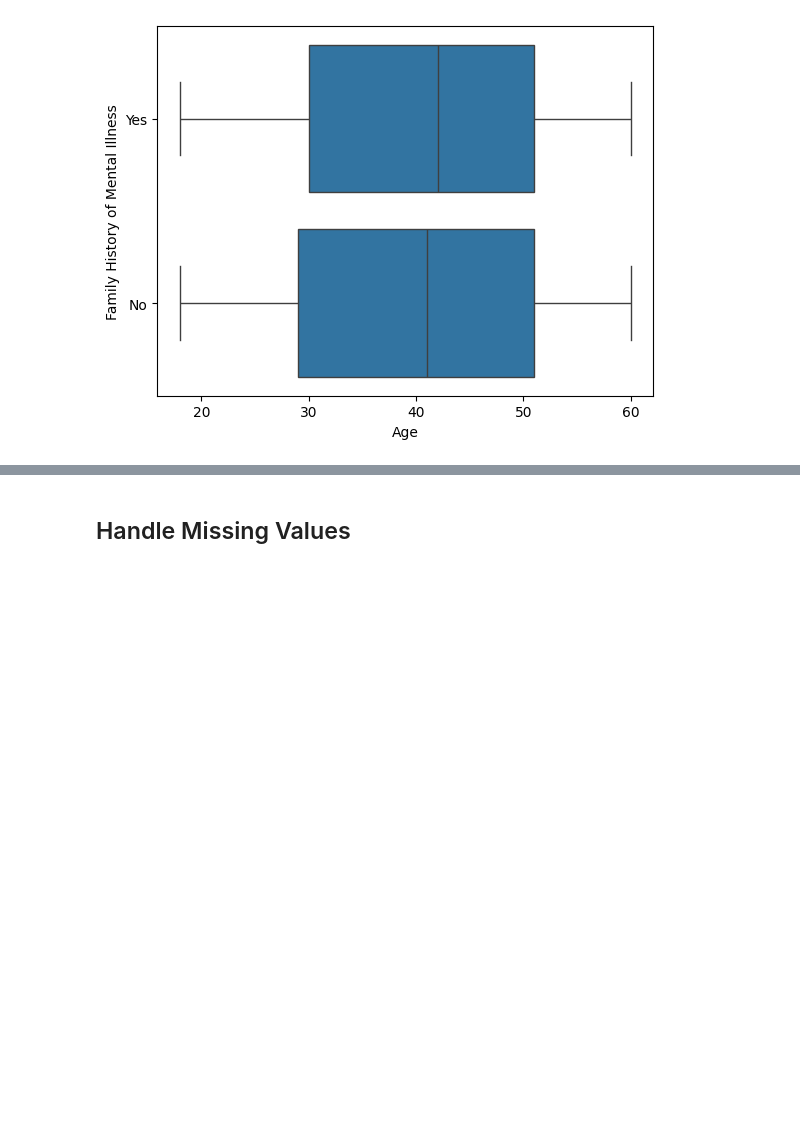
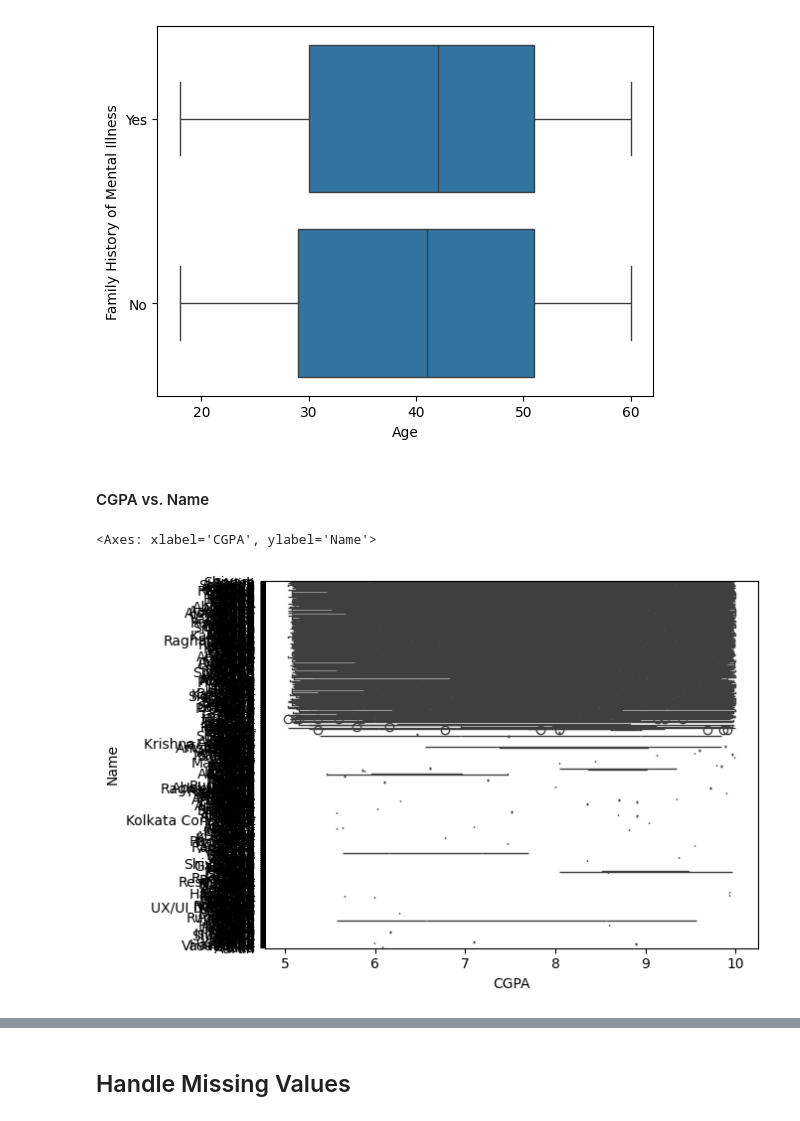
Before and after one commit to ktxdev/mind-matters, a Jupyter notebook: notebooks/EDA.ipynb, the cells around one changed output, grey strips where cells are left out. Drawn from its saved outputs; the diff is of its cells as text; code cells hidden in the pictures; blank space fills up the shorter version.

Commit message:
Plot graphs for numerical vs categorical variables

```diff
--- a/notebooks/EDA.ipynb
+++ b/notebooks/EDA.ipynb
@@ -386,3 +386,10 @@ sns.boxplot(x='Age', y='Family History of Mental Illness', data=data)
 # %% [output]
 <Axes: xlabel='Age', ylabel='Family History of Mental Illness'>
 [figure]
+# %% [markdown]
+#### CGPA vs. Name
+# %%
+sns.boxplot(x='CGPA', y='Name', data=data)
+# %% [output]
+<Axes: xlabel='CGPA', ylabel='Name'>
+[figure, added]
```
Also changed, not shown: parts of 30 cells of this notebook.
